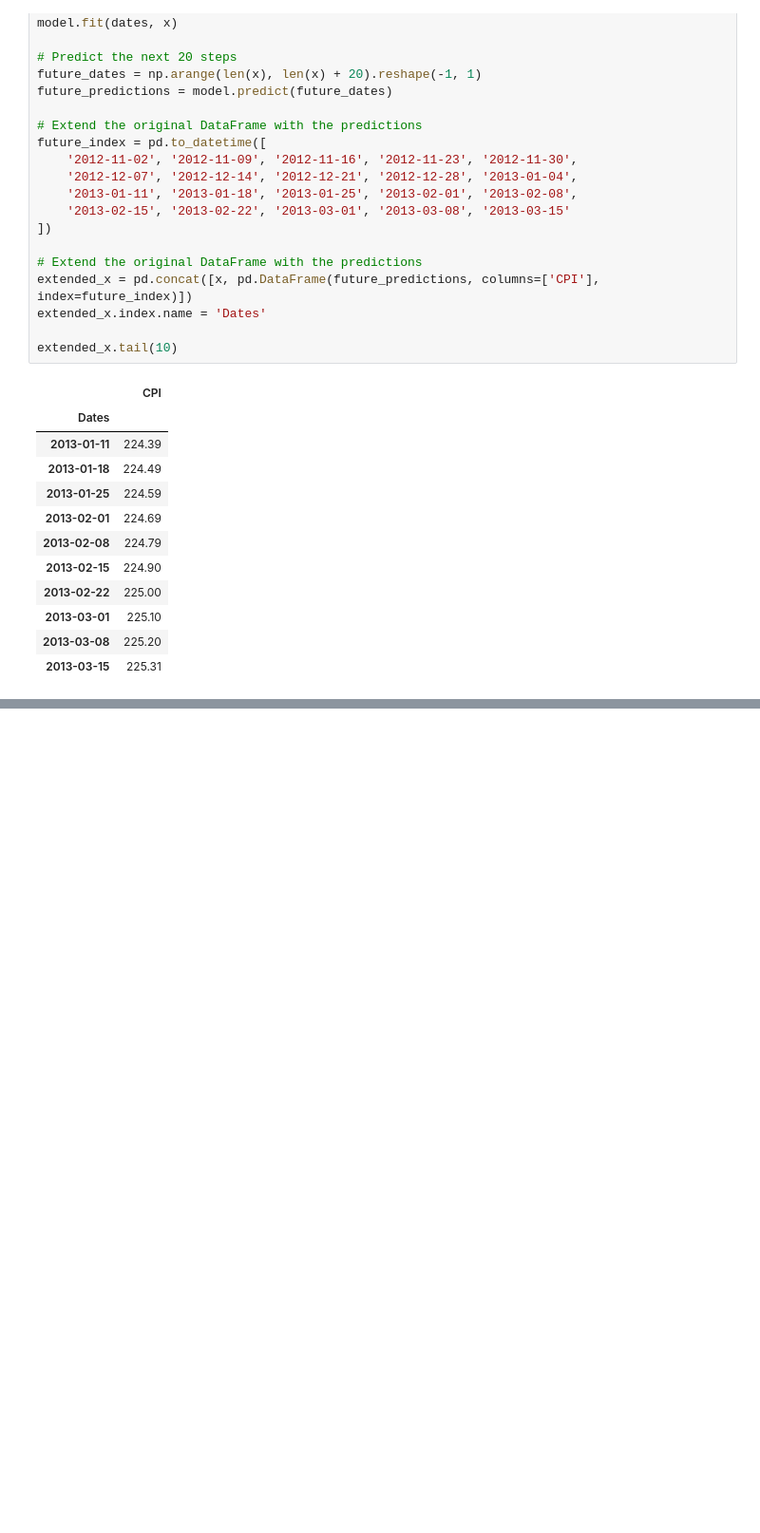
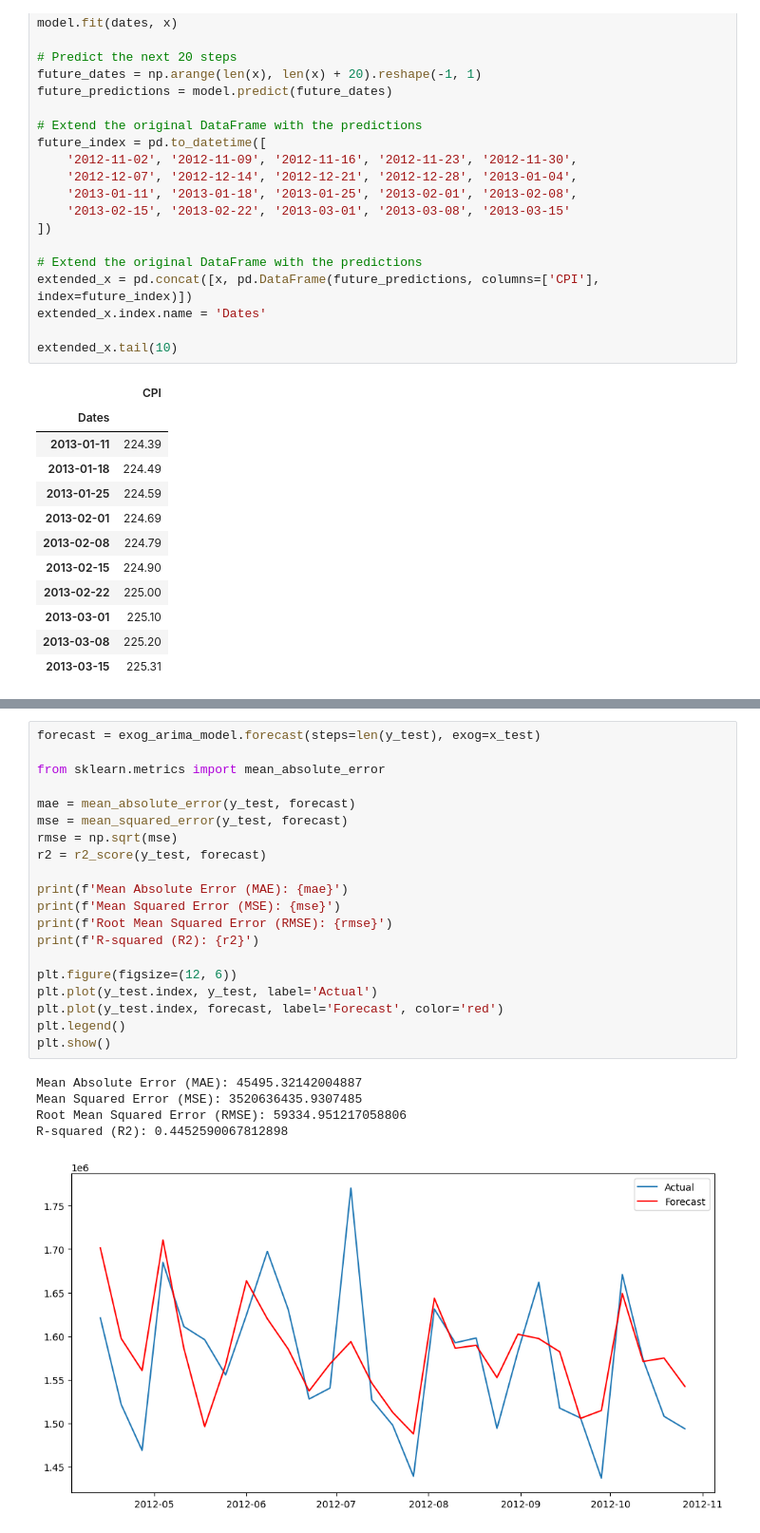
Before and after one commit to lekoller/final-fiap, a Jupyter notebook: step_by_step_analysis.ipynb, the cells around one changed output, grey strips where cells are left out. Shown at 95% size. Cells and saved outputs as stored; diff of their text form; blank space fills up the shorter version.

```diff
--- a/step_by_step_analysis.ipynb
+++ b/step_by_step_analysis.ipynb
@@ -510,0 +524,26 @@ combined_df.tail(30)
+# %%
+forecast = exog_arima_model.forecast(steps=len(y_test), exog=x_test)
+
+from sklearn.metrics import mean_absolute_error
+
+mae = mean_absolute_error(y_test, forecast)
+mse = mean_squared_error(y_test, forecast)
+rmse = np.sqrt(mse)
+r2 = r2_score(y_test, forecast)
+
+print(f'Mean Absolute Error (MAE): {mae}')
+print(f'Mean Squared Error (MSE): {mse}')
+print(f'Root Mean Squared Error (RMSE): {rmse}')
+print(f'R-squared (R2): {r2}')
+
+plt.figure(figsize=(12, 6))
+plt.plot(y_test.index, y_test, label='Actual')
+plt.plot(y_test.index, forecast, label='Forecast', color='red')
+plt.legend()
+plt.show()
+# %% [output]
+Mean Absolute Error (MAE): 45495.32142004887
+Mean Squared Error (MSE): 3520636435.9307485
+Root Mean Squared Error (RMSE): 59334.951217058806
+R-squared (R2): 0.4452590067812898
+[figure, added]
```
Also changed, not shown: parts of 5 cells of this notebook.
